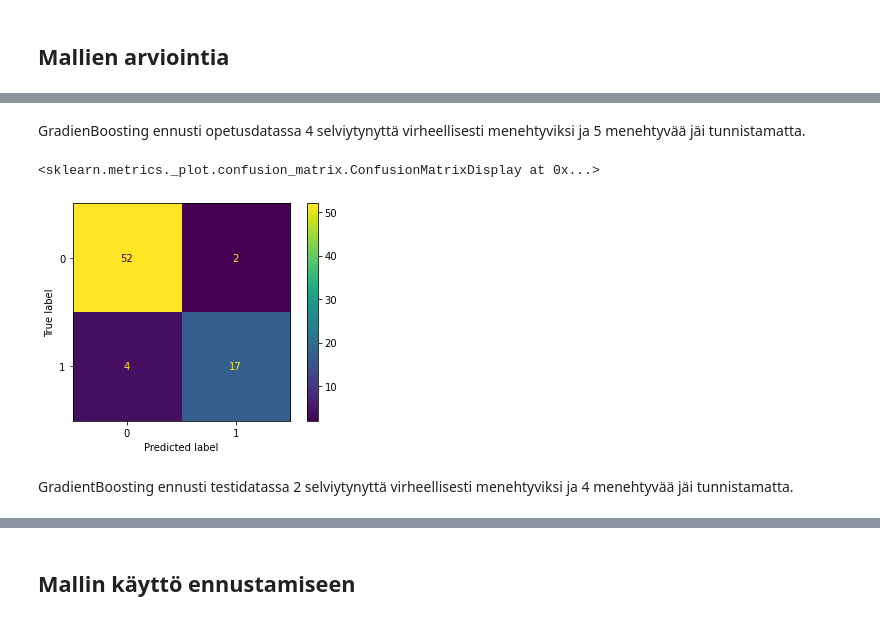
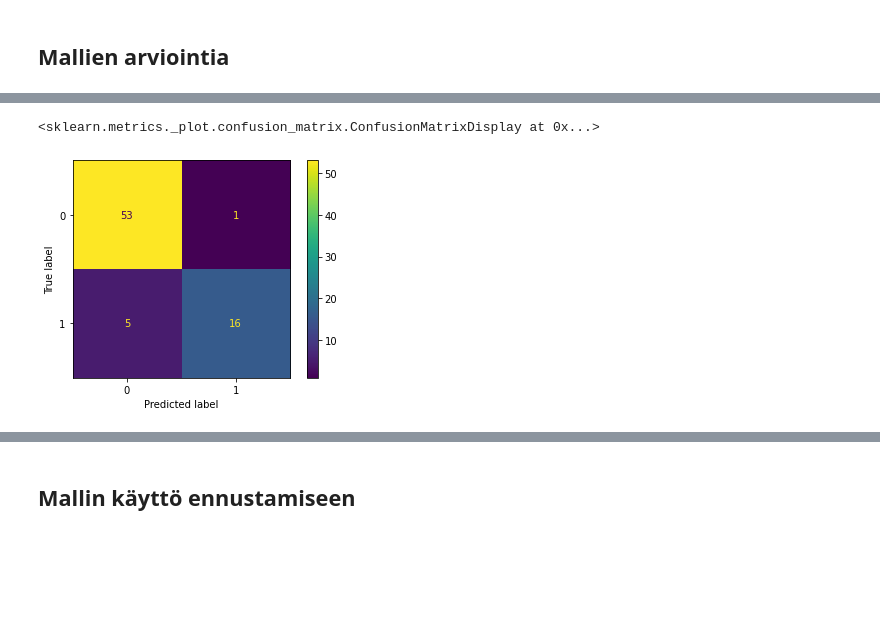
Before and after one commit to taanila/koneoppiminen, a Jupyter notebook: heart.ipynb, the cells around one changed output, grey strips where cells are left out. Cells and saved outputs as stored; diff of their text form; code cells hidden in the pictures; blank space fills up the shorter version.

```diff
--- a/heart.ipynb
+++ b/heart.ipynb
@@ -125,17 +124,17 @@ X_train, X_test, y_train, y_test = train_test_split(X, y, random_state = 2)
 # %% [markdown]
 Käytän **random_state**-parametrilla kiinteää arvoa, jotta saan eri suorituskerroilla saman jaon opetus- ja testidataan. Jos vaihdan arvoa niin saan erilaisien jaon ja sen seurauksena hieman erilaiset mallit.
 # %%
-malli1 = LogisticRegression()
-malli1.fit(X_train, y_train)
+lrc = LogisticRegression(random_state=2)
+lrc.fit(X_train, y_train)
 
-malli2 = DecisionTreeClassifier(max_depth = 4, random_state = 2)
-malli2.fit(X_train, y_train)
+dtc = DecisionTreeClassifier(max_depth=4, random_state=2)
+dtc.fit(X_train, y_train)
 
-malli3 = RandomForestClassifier(max_depth = 3, random_state = 2)
-malli3.fit(X_train, y_train)
+rfc = RandomForestClassifier(max_depth=3, random_state=2)
+rfc.fit(X_train, y_train)
 
-malli4 = GradientBoostingClassifier(max_depth = 3, random_state = 2)
-malli4.fit(X_train, y_train)
+gbc = GradientBoostingClassifier(max_depth=3, random_state=2)
+gbc.fit(X_train, y_train)
 # %% [output]
 GradientBoostingClassifier(random_state=2)
 # %% [markdown]
@@ -194,13 +168,13 @@ ConfusionMatrixDisplay(confusion_matrix=cm).plot()
-# %% [markdown]
-GradienBoosting ennusti opetusdatassa 4 selviytynyttä virheellisesti menehtyviksi ja 5 menehtyvää jäi tunnistamatta.
-# %%
-cm = confusion_matrix(y_test, y_test_malli4)
-ConfusionMatrixDisplay(confusion_matrix=cm).plot()
-
-# Seuraava toimii vanhemmissa versioissa
-#plot_confusion_matrix(malli4, X_test, y_test)
-# %% [output]
-<sklearn.metrics._plot.confusion_matrix.ConfusionMatrixDisplay at 0x...>
-[figure, removed]
-# %% [markdown]
-GradientBoosting ennusti testidatassa 2 selviytynyttä virheellisesti menehtyviksi ja 4 menehtyvää jäi tunnistamatta.
+# %%
+# Mallien laskemat ennusteet testidatalle (tarvitaan sekaannusmatriiseissa)
+y_test_dtc = dtc.predict(X_test)
+y_test_lrc = lrc.predict(X_test)
+y_test_rfc = rfc.predict(X_test)
+y_test_gbc = gbc.predict(X_test)
+# %%
+# Satunnaismetsän sekaannus-matriisi testidatalle
+cm = confusion_matrix(y_test, y_test_rfc)
+ConfusionMatrixDisplay(confusion_matrix=cm).plot()
+# %% [output]
+<sklearn.metrics._plot.confusion_matrix.ConfusionMatrixDisplay at 0x...>
+[figure, added]
```
Also changed, not shown: parts of 21 cells of this notebook.
